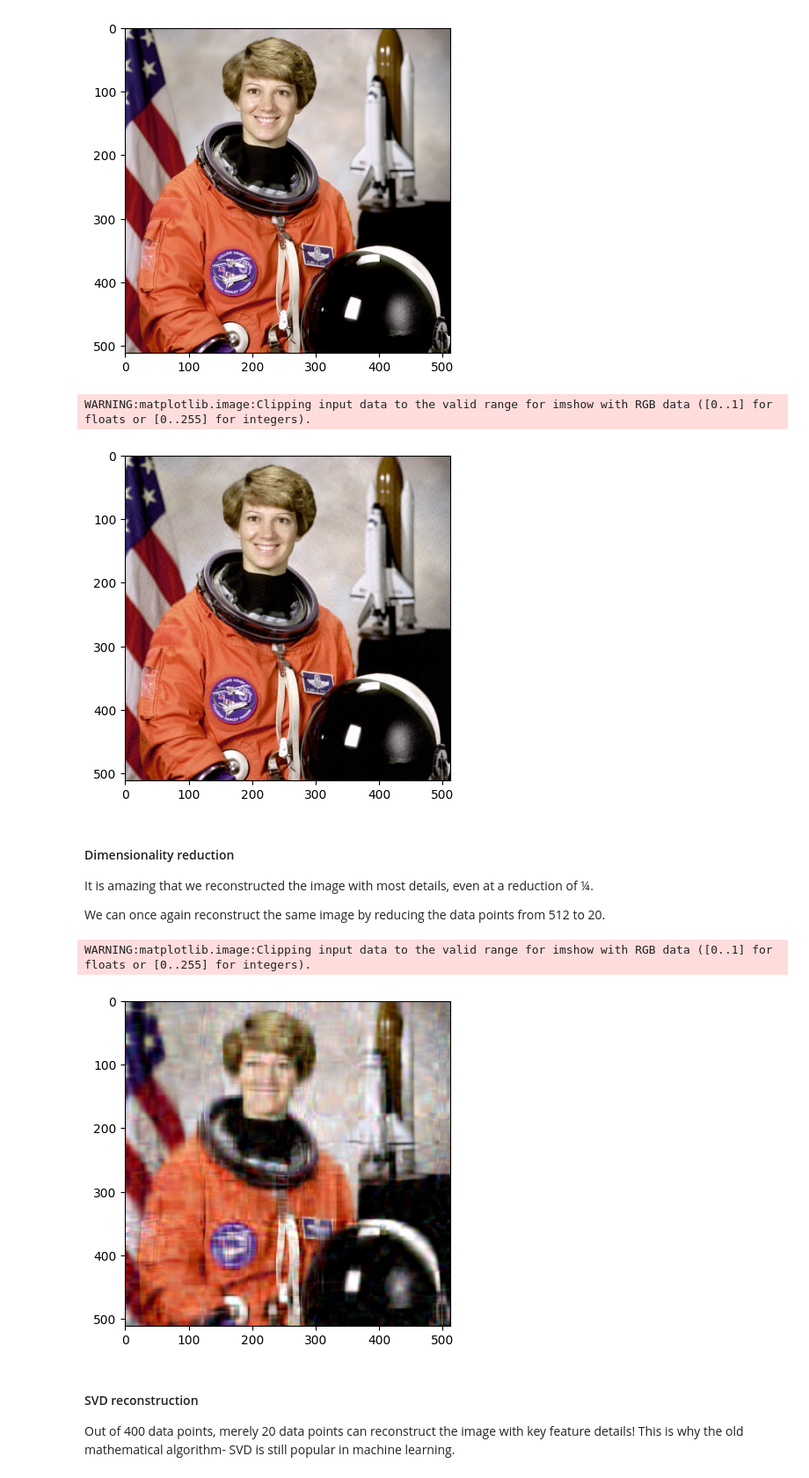
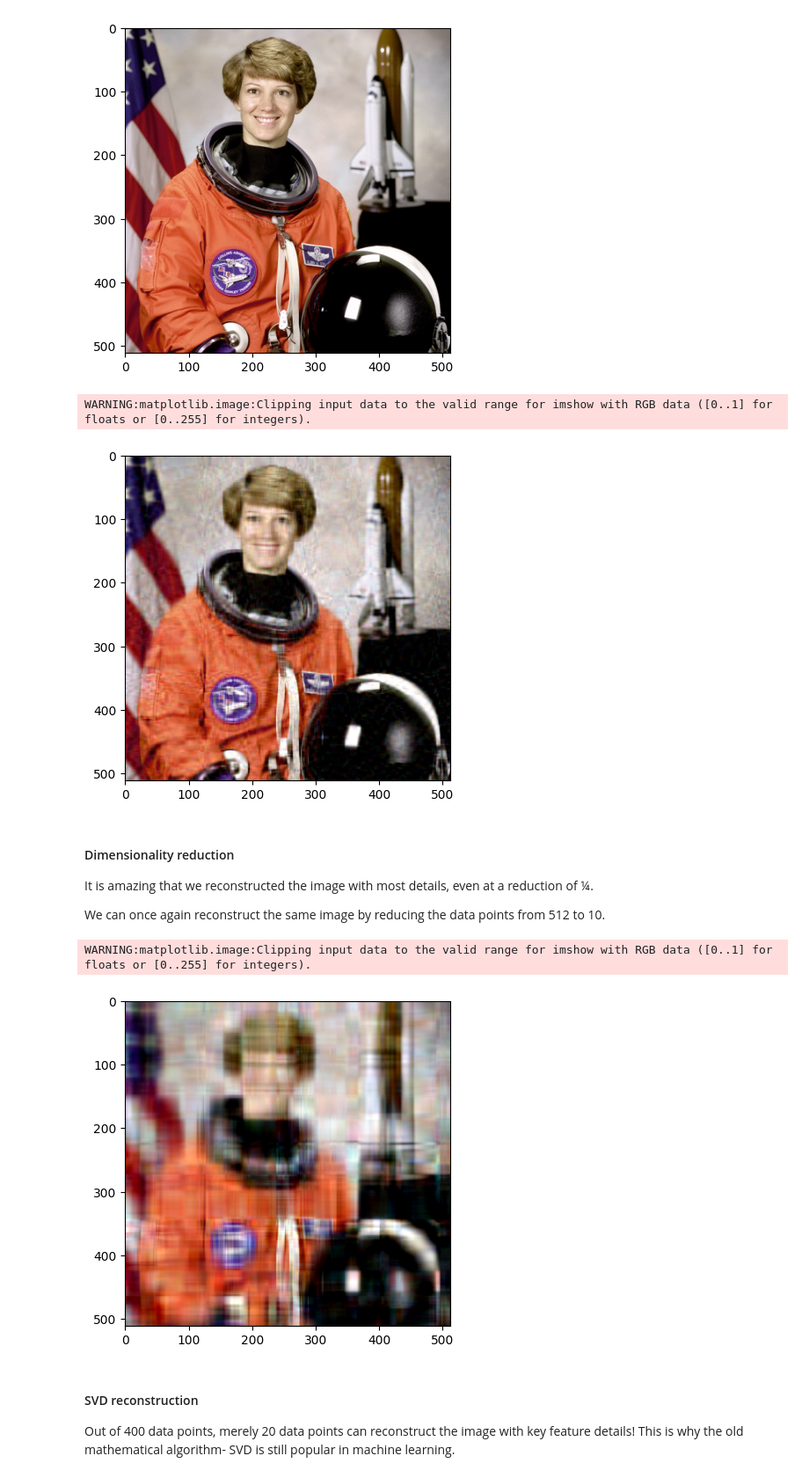
Before and after one commit to BHUKYA0707/FMML_Projects_and_Labs, a Jupyter notebook: My_First_Assignment_Basics_of_Linear_Algebra_.ipynb, the cells around one changed output. Shown at 88% size. Saved outputs shown, nothing was run; the diff lists cells and outputs as text; code cells hidden in the pictures.

```diff
--- a/My_First_Assignment_Basics_of_Linear_Algebra_.ipynb
+++ b/My_First_Assignment_Basics_of_Linear_Algebra_.ipynb
@@ -452,31 +452,31 @@ WARNING:matplotlib.image:Clipping input data to the valid range for imshow with
 # %%
 # NumPy SVD reconstruction
 
-# Reconstruct the data by reducing the common dimensions from 512 to 100.
+# Reconstruct the data by reducing the common dimensions from 512 to 35.
 
-k = 100
+k = 35
 reconst = U @ Sigma[:,:,:k] @ V[:,:k,:]
 reconst = np.transpose(reconst, axes=(1,2,0))
 plt.imshow(reconst)
 plt.show()
 # %% [output]
 WARNING:matplotlib.image:Clipping input data to the valid range for imshow with RGB data ([0..1] for floats or [0..255] for integers).
-[figure, old version]
+[figure, new version]
 # %% [markdown]
 #### Dimensionality reduction
 
 It is amazing that we reconstructed the image with most details, even at a reduction of ¼.
 
-We can once again reconstruct the same image by reducing the data points from 512 to 20.
+We can once again reconstruct the same image by reducing the data points from 512 to 10.
 # %%
-k = 20
+k = 10
 reconst = U @ Sigma[:,:,:k] @ V[:,:k,:]
 reconst = np.transpose(reconst, axes=(1,2,0))
 plt.imshow(reconst)
 plt.show()
 # %% [output]
 WARNING:matplotlib.image:Clipping input data to the valid range for imshow with RGB data ([0..1] for floats or [0..255] for integers).
-[figure, old version]
+[figure, new version]
 # %% [markdown]
 #### SVD reconstruction
 
```
Also changed, not shown: parts of 7 cells of this notebook.
